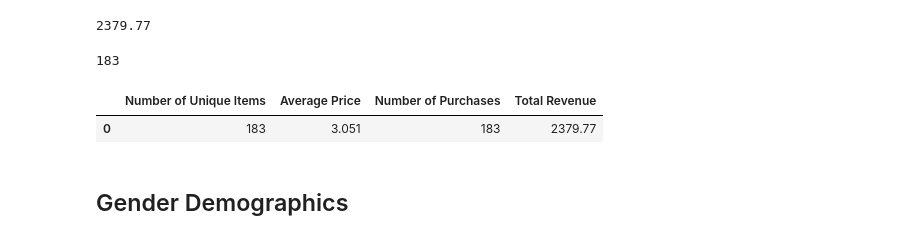
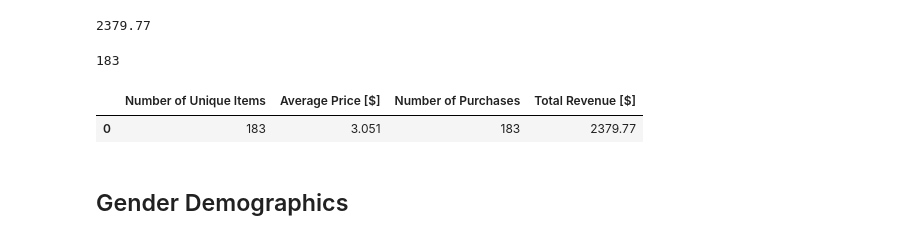
Before and after one commit to ngb1/HW4-Pandas_, a Jupyter notebook: HeroesOfPymoli_progress.ipynb, the cells around one changed output. Cells and saved outputs as stored; diff of their text form; code cells hidden in the pictures.

```diff
--- a/HeroesOfPymoli_progress.ipynb
+++ b/HeroesOfPymoli_progress.ipynb
@@ -115,11 +115,11 @@ print(number_purchases)
 # %% [output]
 183
 # %%
-summary_table = pd.DataFrame({"Number of Unique Items": [uniqueItemIDcount], "Average Price": [average_price], \
-                              "Number of Purchases": [number_purchases], "Total Revenue": [total_revenue]})
+summary_table = pd.DataFrame({"Number of Unique Items": [uniqueItemIDcount], "Average Price [$]": [average_price], \
+                              "Number of Purchases": [number_purchases], "Total Revenue [$]": [total_revenue]})
 summary_table.head()
 # %% [output]
-|  | Number of Unique Items | Average Price | Number of Purchases | Total Revenue |
+|  | Number of Unique Items | Average Price [$] | Number of Purchases | Total Revenue [$] |
 | 0 | 183 | 3.051 | 183 | 2379.77 |
 # %% [markdown]
 ## Gender Demographics
```
Also changed, not shown: parts of 10 cells of this notebook.
